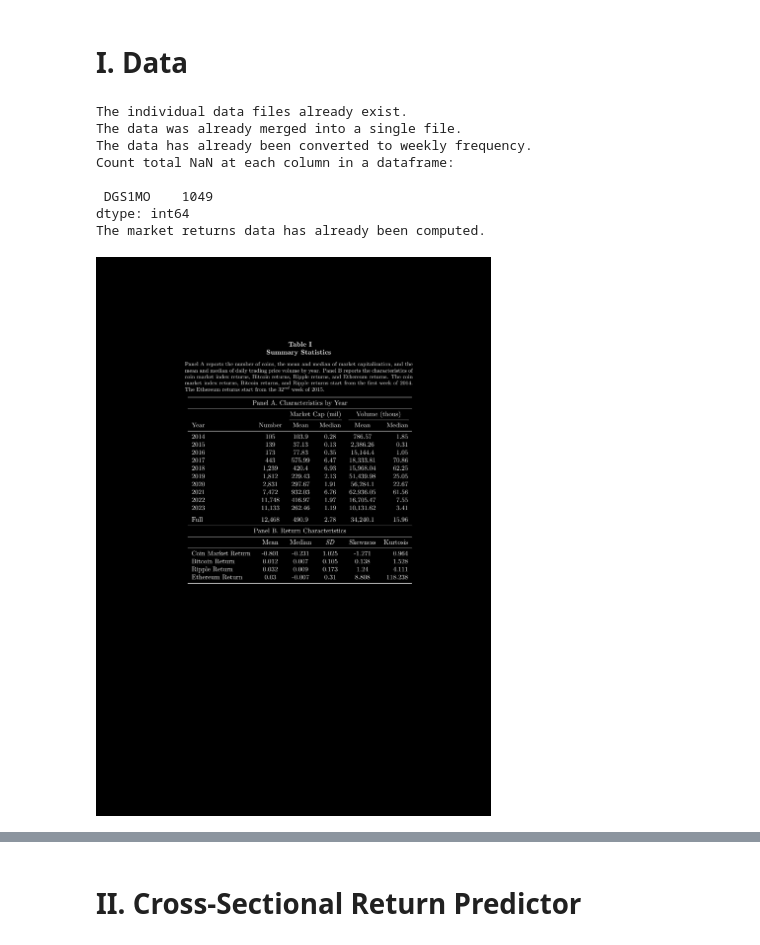
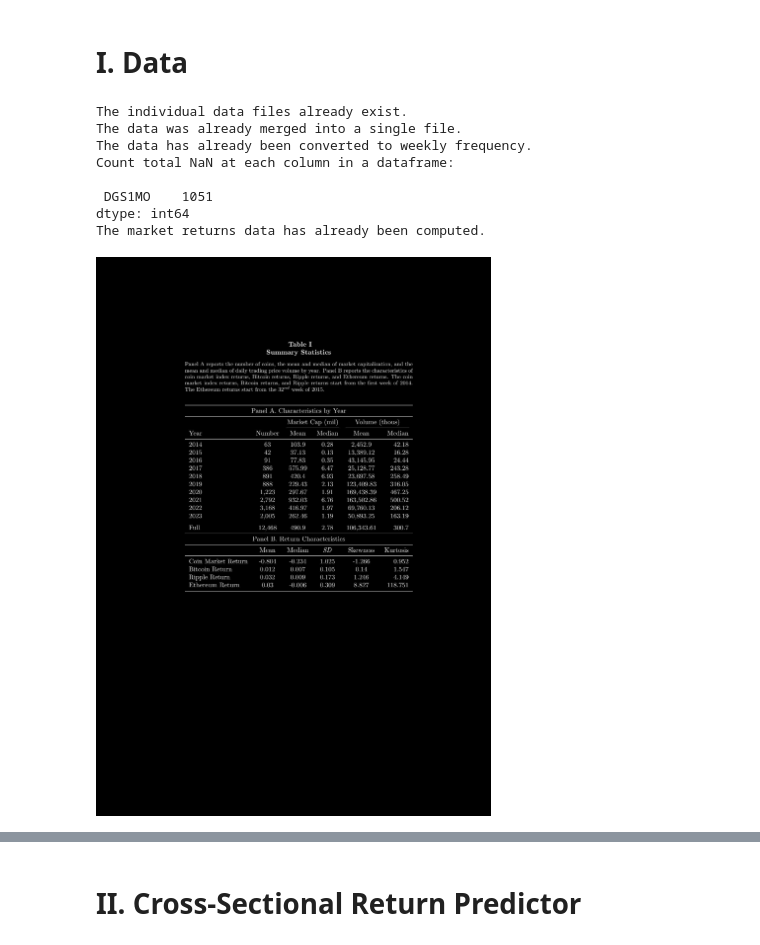
Before and after one commit to MarcGehring97/Crypto-Currency-Asset-Pricing, a Jupyter notebook: main.ipynb, the cells around one changed output, grey strips where cells are left out. Cells and saved outputs as stored; diff of their text form; code cells hidden in the pictures.

```diff
--- a/main.ipynb
+++ b/main.ipynb
@@ -25,9 +25,12 @@ The order of the following sections is closely following the structure of the pa
 <a id="I._Data"></a>
 # I. Data
 # %%
-import pandas as pd, numpy as np, math, time, os, datetime as dt, data.coingecko_data as coingecko_data, helpers, data.fred_data as fred_data
+import pandas as pd, numpy as np, math, time, os, datetime as dt, data.coingecko_data as coingecko_data, helpers, data.fred_data as fred_data, warnings
 pd.options.mode.chained_assignment = None
 from wand.image import Image
+
+warnings.simplefilter(action='ignore')
+pd.options.mode.chained_assignment = None
 
 # specify the data range for the analysis
 # in the paper, the authors start on 2014-01-01 due to data availability
@@ -63,6 +66,12 @@ else:
 # the data was retrieved on 2023-01-13
 daily_trading_data = pd.read_csv(directory + "/cg_data.csv", index_col=["date"])
 daily_trading_data.index = pd.to_datetime(daily_trading_data.index)
+# making sure the subdataframe for every coin_id has the same length
+# when start_date and end_date set above are shorter than the date range in the retrieved data set, the data set is truncated
+date_range = pd.date_range(start=start_date, end=end_date, freq="D")
+daily_trading_data = daily_trading_data.groupby("coin_id").apply(lambda x: x.reindex(date_range)).reset_index(level="coin_id", drop=True)
+# making sure the previously missing values have a value for coin_id
+daily_trading_data["coin_id"].fillna(method="ffill", inplace=True)
 
 # downloading the data since the conversion process might also take a long time
 if any(os.path.exists(directory + file) for file in files[2:]):
@@ -71,20 +80,44 @@ if any(os.path.exists(directory + file) for file in files[2:]):
     weekly_returns_data = pd.read_csv(directory + "/cg_weekly_returns_data.csv", index_col=["date"])
     weekly_returns_data.index = pd.to_datetime(weekly_returns_data.index)
 else:
-    # this function converts the frequency and also computes the retunrs series
+    # this function converts the frequency and also computes the return series
     # this step can take a while
     weekly_returns_data = helpers.convert_frequency(daily_trading_data, method="last", returns=True)
-    # some returns are exorbitant (above 10000%)and need to be removed
-    weekly_returns_data["return"].where(weekly_returns_data["return"] < 100, np.nan, inplace=True)
+    # some returns are exorbitant (above 10,00%)and need to be removed
+    weekly_returns_data["return"].where(weekly_returns_data["return"] < 10, np.nan, inplace=True)
+    # including only cryptocurrencies with a market capitalization of above $1 million on a given date; also exclude the rows where the market capitalization is missing
+    for var in ["price", "return", "total_volume"]:
+        weekly_returns_data.loc[((weekly_returns_data["market_cap"].isna()) | (weekly_returns_data["market_cap"] < 1000000)) & ~weekly_returns_data["coin_id"].isin(["bitcoin", "ripple", "ethereum"]), var] = np.nan
     # downloading the data
+    date_range = pd.date_range(start=start_date, end=end_date, freq="W-SUN")
+    weekly_returns_data = weekly_returns_data.groupby("coin_id").apply(lambda x: x.reindex(date_range))
+    weekly_returns_data["coin_id"].fillna(method="ffill", inplace=True)
     weekly_returns_data.to_csv(directory + "/cg_weekly_returns_data.csv")
+
+# including only cryptocurrencies with a market capitalization of above $1 million on a given date; also exclude the rows where the market capitalization is missing
+daily_trading_data.loc[((daily_trading_data["market_cap"].isna()) | (daily_trading_data["market_cap"] < 1000000)) & ~daily_trading_data["coin_id"].isin(["bitcoin", "ripple", "ethereum"]), "price"] = np.nan
+daily_trading_data.loc[((daily_trading_data["market_cap"].isna()) | (daily_trading_data["market_cap"] < 1000000)) & ~daily_trading_data["coin_id"].isin(["bitcoin", "ripple", "ethereum"]), "total_volume"] = np.nan
 
 # computing the risk-free rate
 # a pd dataframe with columns for date and DGS1MO
 risk_free_rate_daily_data = fred_data.retrieve_data(start_date, end_date, series_ids = ["DGS1MO"], download=False)
-# converting to weekly data
-date_range = pd.date_range(start=risk_free_rate_daily_data.index.min(), end=risk_free_rate_daily_data.index.max(), freq="W-SUN")
+# converting to weekly data before making changes to risk_free_rate_daily_data
+date_range = pd.date_range(start=start_date, end=end_date, freq="W-SUN")
 risk_free_rate = risk_free_rate_daily_data.resample("W-SUN").last().reindex(date_range)
+# the missing data points always lie on weekends => impute these values by the average of the Friday and Monday values
+# computing the average of the Friday and Monday values
+risk_free_rate_daily_data["monday_shifted_to_friday"] = risk_free_rate_daily_data["DGS1MO"].shift(-3)
+risk_free_rate_daily_data["monday_friday_average"] = (risk_free_rate_daily_data["DGS1MO"] + risk_free_rate_daily_data["monday_shifted_to_friday"]) / 2
+# shifting the results from Friday to Saturday
+risk_free_rate_daily_data["monday_friday_average_saturday"] = risk_free_rate_daily_data["monday_friday_average"].shift(1)
+# and to Sunday
+risk_free_rate_daily_data["monday_friday_average_sunday"] = risk_free_rate_daily_data["monday_friday_average"].shift(2)
+risk_free_rate_daily_data.loc[risk_free_rate_daily_data.index.weekday == 5, "DGS1MO"] = risk_free_rate_daily_data["monday_friday_average_saturday"]
+risk_free_rate_daily_data.loc[risk_free_rate_daily_data.index.weekday == 6, "DGS1MO"] = risk_free_rate_daily_data["monday_friday_average_sunday"]
+# next, we impute all remaining missing data points by the average of the last and next available data values
+risk_free_rate_daily_data["DGS1MO"] = (risk_free_rate_daily_data["DGS1MO"].fillna(method="backfill") + risk_free_rate_daily_data["DGS1MO"].fillna(method="ffill")) / 2
+# also making sure the last and first values are set properly in case they are missing
+risk_free_rate_daily_data["DGS1MO"] = risk_free_rate_daily_data["DGS1MO"].fillna(method="backfill").fillna(method="ffill")
 
 # downloading the data since the returns computation process might also take a long time
 if any(os.path.exists(directory + file) for file in files[3:]):
@@ -98,44 +131,44 @@ else:
     market_weekly_returns.rename("market_return", inplace=True)
     market_weekly_returns = market_weekly_returns.to_frame()
     market_weekly_returns.index = pd.to_datetime(market_weekly_returns.index)
+    # making sure the first return value is missing and not 0
+    market_weekly_returns.loc[market_weekly_returns.index == market_weekly_returns.index.min(), "market_return"] = np.nan
     # filling in the missing values with NaNs
     date_range = pd.date_range(start=weekly_returns_data.index.min(), end=weekly_returns_data.index.max(), freq="W")
     market_weekly_returns = market_weekly_returns.reindex(date_range)
     market_weekly_returns.index.name = "date"
-    market_weekly_returns["risk_free_rate"] = risk_free_rate["DGS1MO"].tolist()
-    market_weekly_returns["market_excess_return"] = market_weekly_returns["market_return"] - market_weekly_returns["risk_free_rate"]
-    market_weekly_returns.drop("risk_free_rate", inplace=True, axis=1)
+    market_weekly_returns["market_excess_return"] = market_weekly_returns["market_return"].sub(risk_free_rate["DGS1MO"], axis=0)
     # downloading the data
     market_weekly_returns.to_csv(directory + "/market_weekly_returns.csv")
 
 """
 # inverting the colors in the PDF in case the user is using dark mode
 if input("Is your editor is dark mode? y/n ") in ["Y", "y"]:
     invert = True
 else:
     invert = False
 """
 invert = True
 
 # creates a temporary PDF file named "cover.pdf"
 # repeating the process overwrites the file
 # we need also the daily data since Panel A is built on daily data
 # this step takes about 1 hour
 helpers.render_summary_statistics(daily_data=daily_trading_data, market_weekly_data=market_weekly_returns, weekly_data=weekly_returns_data, invert=invert)
 
 pdf_path = os.getcwd() + "/cover.pdf"
 # printing the PDF
 # this code has to be in the main file
 img = Image(filename=pdf_path, resolution=100)
 img
 # %% [output]
 The individual data files already exist.
 The data was already merged into a single file.
 The data has already been converted to weekly frequency.
 Count total NaN at each column in a dataframe:
 
- DGS1MO    1049
+ DGS1MO    1051
 dtype: int64
 The market returns data has already been computed.
-[figure, old version]
+[figure, new version]
 # %%
```
Also changed, not shown: parts of 9 cells of this notebook, 16 other files.
